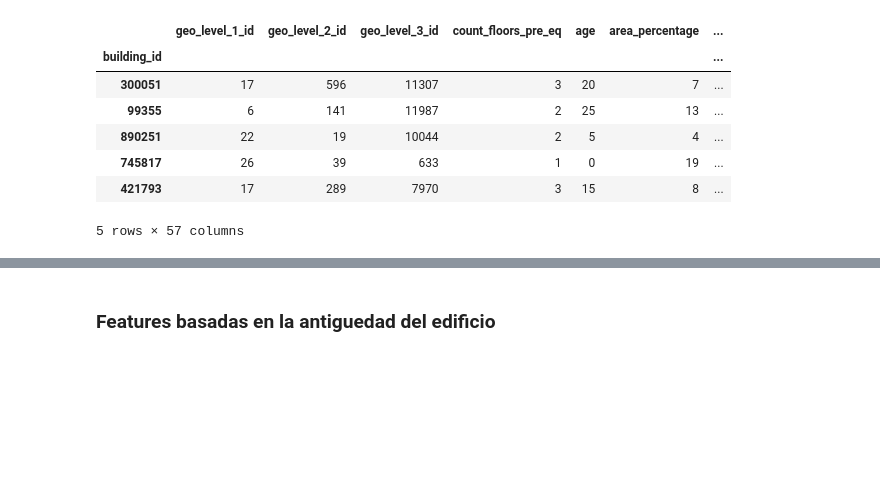
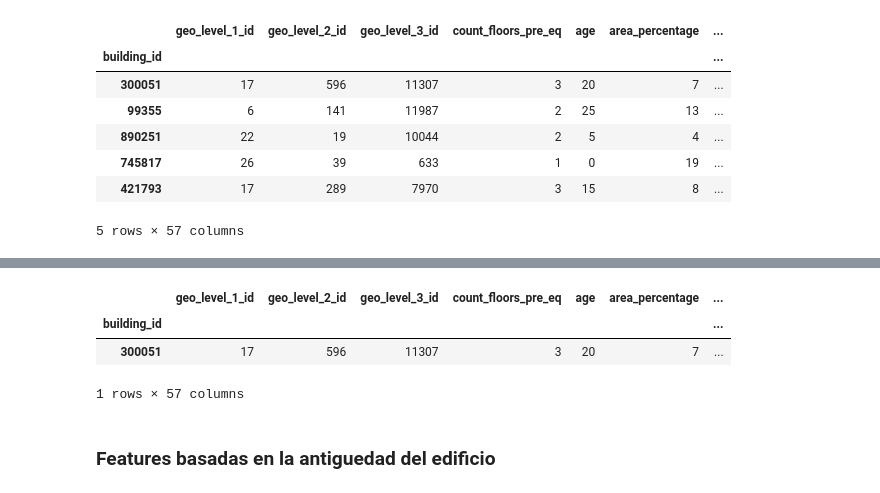
Before and after one commit to FacuMastri/richters-predictor-earthquake, a Jupyter notebook: tp2/feature-engineering.ipynb, the cells around one changed output, grey strips where cells are left out. Saved outputs shown, nothing was run; the diff lists cells and outputs as text; code cells hidden in the pictures; blank space fills up the shorter version.

```diff
--- a/tp2/feature-engineering.ipynb
+++ b/tp2/feature-engineering.ipynb
@@ -517,3 +541,10 @@ df_train.head()
+# %%
+df_test.head(1)
+# %% [output]
+|  | geo_level_1_id | geo_level_2_id | geo_level_3_id | count_floors_pre_eq | age | area_percentage | ... |
+| building_id |  |  |  |  |  |  | ... |
+| 300051 | 17 | 596 | 11307 | 3 | 20 | 7 | ... |
+1 rows × 57 columns
 # %% [markdown]
 ### Features basadas en la antiguedad del edificio
 # %%
```
Also changed, not shown: parts of 27 cells of this notebook, 5 other files.
